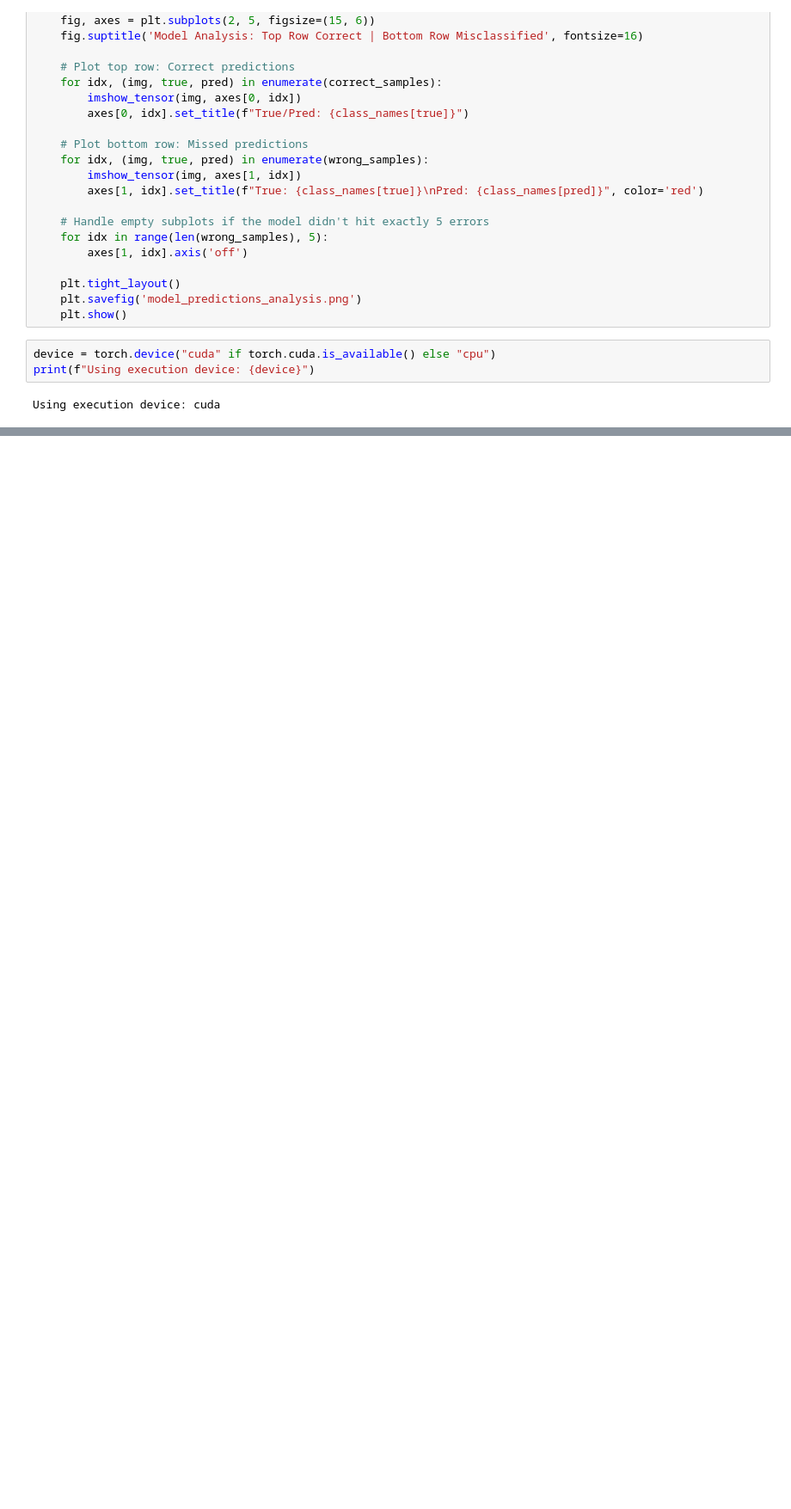
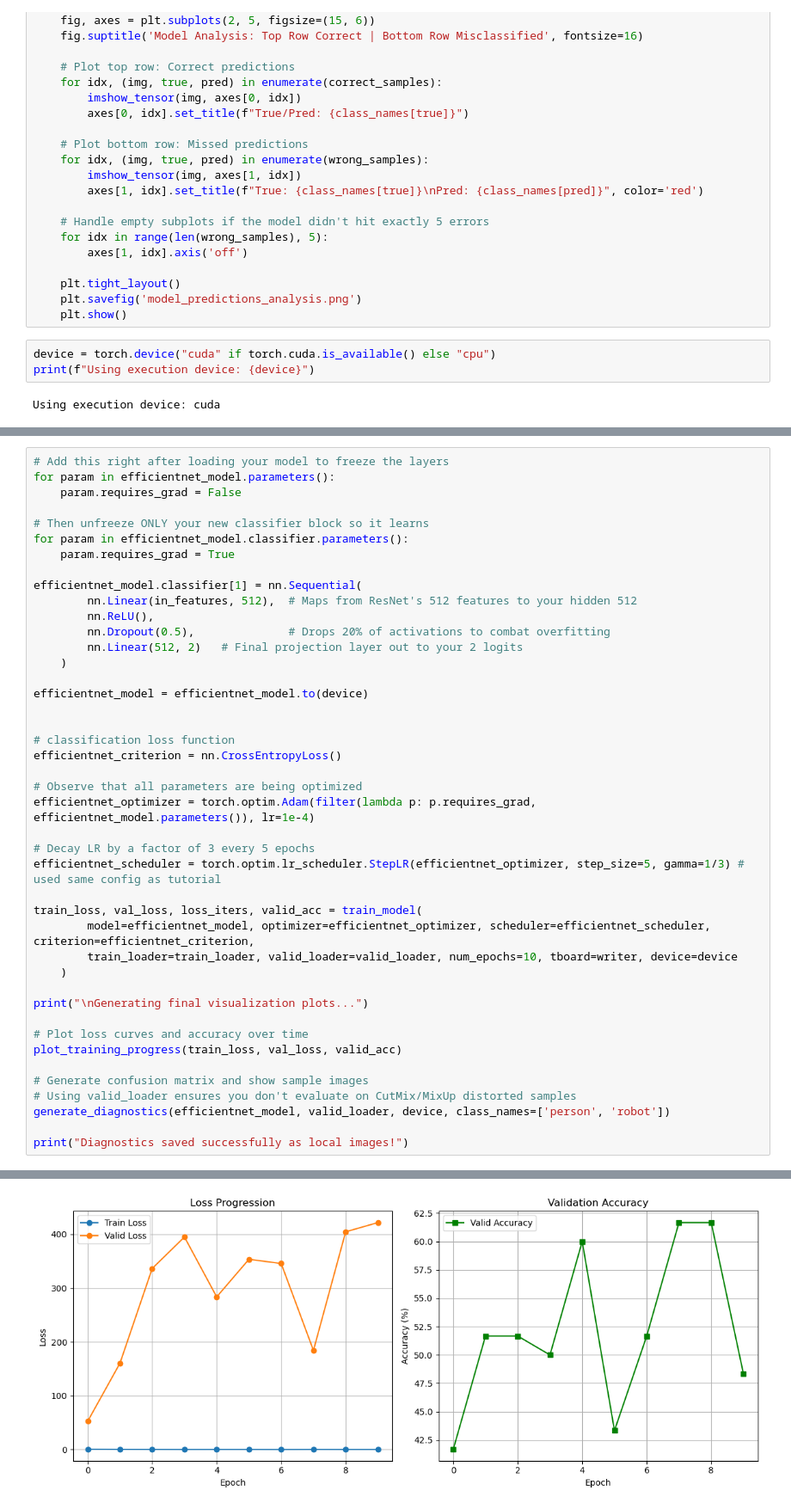
Before and after one commit to alighieth/Lab-Vision-Systems, a Jupyter notebook: assignment2/assignment2.ipynb, the cells around one changed output, grey strips where cells are left out. Shown at 86% size. Saved outputs shown, nothing was run; the diff lists cells and outputs as text; blank space fills up the shorter version.

```diff
--- a/assignment2/assignment2.ipynb
+++ b/assignment2/assignment2.ipynb
@@ -448,0 +614,44 @@ Initial accuracy was 81% for the first run, upon increasing the number of epochs
+# %%
+# Add this right after loading your model to freeze the layers
+for param in efficientnet_model.parameters():
+    param.requires_grad = False
+
+# Then unfreeze ONLY your new classifier block so it learns
+for param in efficientnet_model.classifier.parameters():
+    param.requires_grad = True
+
+efficientnet_model.classifier[1] = nn.Sequential(
+        nn.Linear(in_features, 512),  # Maps from ResNet's 512 features to your hidden 512
+        nn.ReLU(),
+        nn.Dropout(0.5),              # Drops 20% of activations to combat overfitting
+        nn.Linear(512, 2)   # Final projection layer out to your 2 logits
+    )
+
+efficientnet_model = efficientnet_model.to(device)
+
+
+# classification loss function
+efficientnet_criterion = nn.CrossEntropyLoss()
+
+# Observe that all parameters are being optimized
+efficientnet_optimizer = torch.optim.Adam(filter(lambda p: p.requires_grad, efficientnet_model.parameters()), lr=1e-4)
+
+# Decay LR by a factor of 3 every 5 epochs
+efficientnet_scheduler = torch.optim.lr_scheduler.StepLR(efficientnet_optimizer, step_size=5, gamma=1/3) # used same config as tutorial
+
+train_loss, val_loss, loss_iters, valid_acc = train_model(
+        model=efficientnet_model, optimizer=efficientnet_optimizer, scheduler=efficientnet_scheduler, criterion=efficientnet_criterion,
+        train_loader=train_loader, valid_loader=valid_loader, num_epochs=10, tboard=writer, device=device
+    )
+
+print("\nGenerating final visualization plots...")
+
+# Plot loss curves and accuracy over time
+plot_training_progress(train_loss, val_loss, valid_acc)
+
+# Generate confusion matrix and show sample images
+# Using valid_loader ensures you don't evaluate on CutMix/MixUp distorted samples
+generate_diagnostics(efficientnet_model, valid_loader, device, class_names=['person', 'robot'])
+
+print("Diagnostics saved successfully as local images!")
+# %% [output]
@@ -448,0 +779 @@ Initial accuracy was 81% for the first run, upon increasing the number of epochs
+[figure, added]
```
Also changed, not shown: parts of 7 cells of this notebook, 3 other files.
